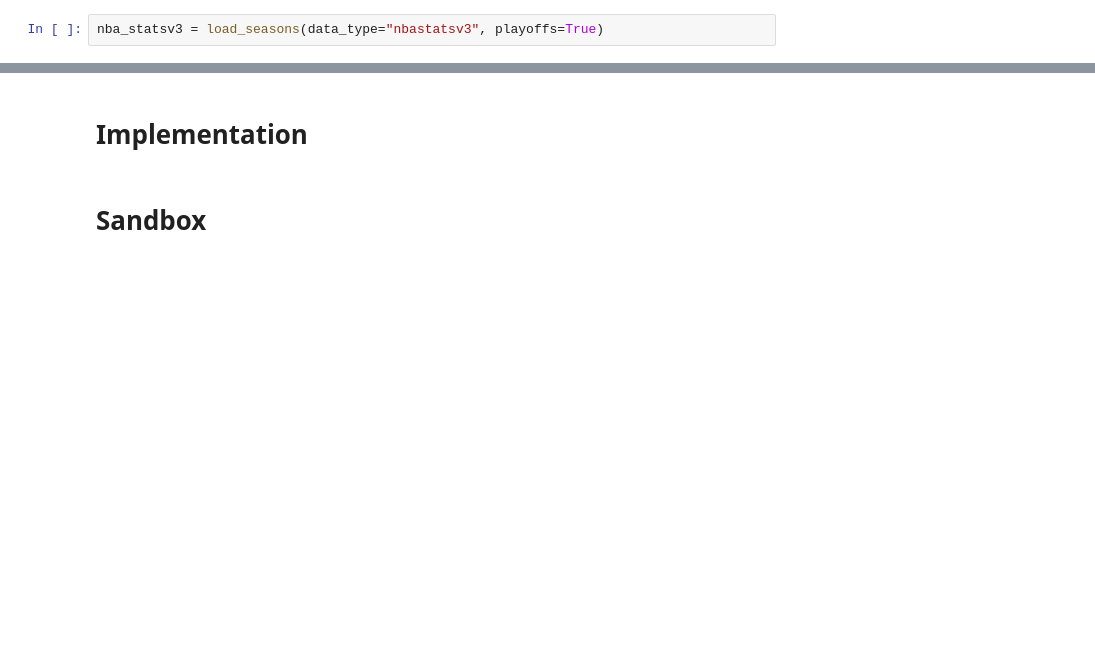
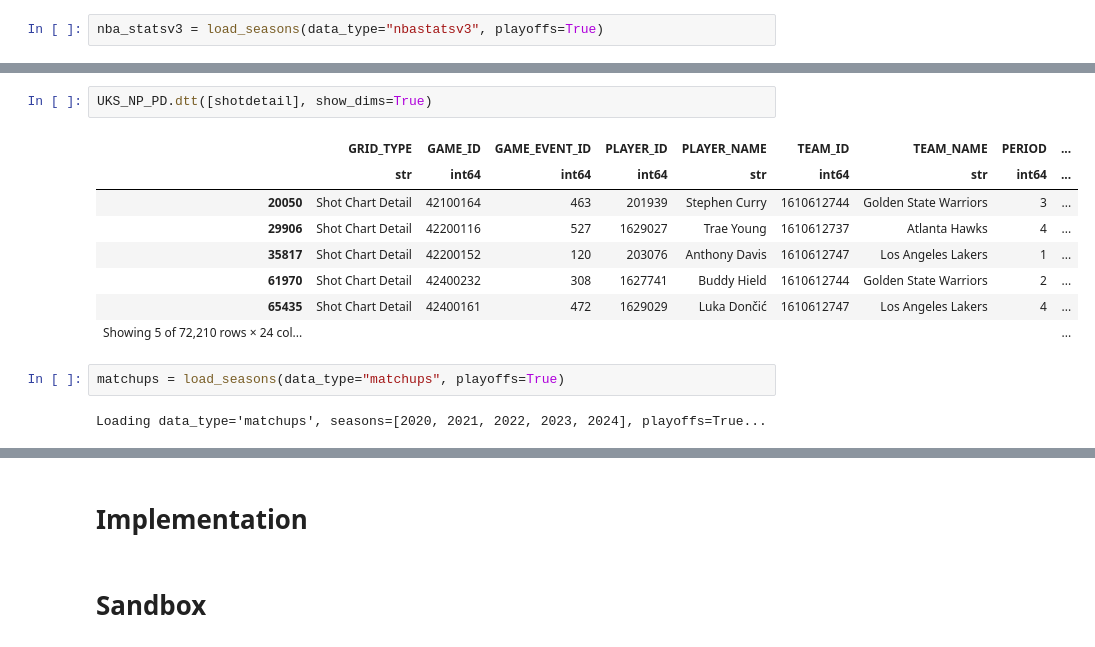
Before and after one commit to akseldkw07/NBA-Timeout-Impact, a Jupyter notebook: Notebooks/Explore.ipynb, the cells around one changed output, grey strips where cells are left out. Cells and saved outputs as stored; diff of their text form; blank space fills up the shorter version.

```diff
--- a/Notebooks/Explore.ipynb
+++ b/Notebooks/Explore.ipynb
@@ -96,0 +108,15 @@ NameError: name 'cdnnba' is not defined
+# %%
+UKS_NP_PD.dtt([shotdetail], show_dims=True)
+# %% [output]
+|  | GRID_TYPE | GAME_ID | GAME_EVENT_ID | PLAYER_ID | PLAYER_NAME | TEAM_ID | TEAM_NAME | PERIOD | ... |
+|  | str | int64 | int64 | int64 | str | int64 | str | int64 | ... |
+| 20050 | Shot Chart Detail | 42100164 | 463 | 201939 | Stephen Curry | 1610612744 | Golden State Warriors | 3 | ... |
+| 29906 | Shot Chart Detail | 42200116 | 527 | 1629027 | Trae Young | 1610612737 | Atlanta Hawks | 4 | ... |
+| 35817 | Shot Chart Detail | 42200152 | 120 | 203076 | Anthony Davis | 1610612747 | Los Angeles Lakers | 1 | ... |
+| 61970 | Shot Chart Detail | 42400232 | 308 | 1627741 | Buddy Hield | 1610612744 | Golden State Warriors | 2 | ... |
+| 65435 | Shot Chart Detail | 42400161 | 472 | 1629029 | Luka Dončić | 1610612747 | Los Angeles Lakers | 4 | ... |
+| Showing 5 of 72,210 rows × 24 col... |  |  |  |  |  |  |  |  | ... |
+# %%
+matchups = load_seasons(data_type="matchups", playoffs=True)
+# %% [output]
+Loading data_type='matchups', seasons=[2020, 2021, 2022, 2023, 2024], playoffs=True...
```
Also changed, not shown: parts of 11 cells of this notebook, 1 other file.
